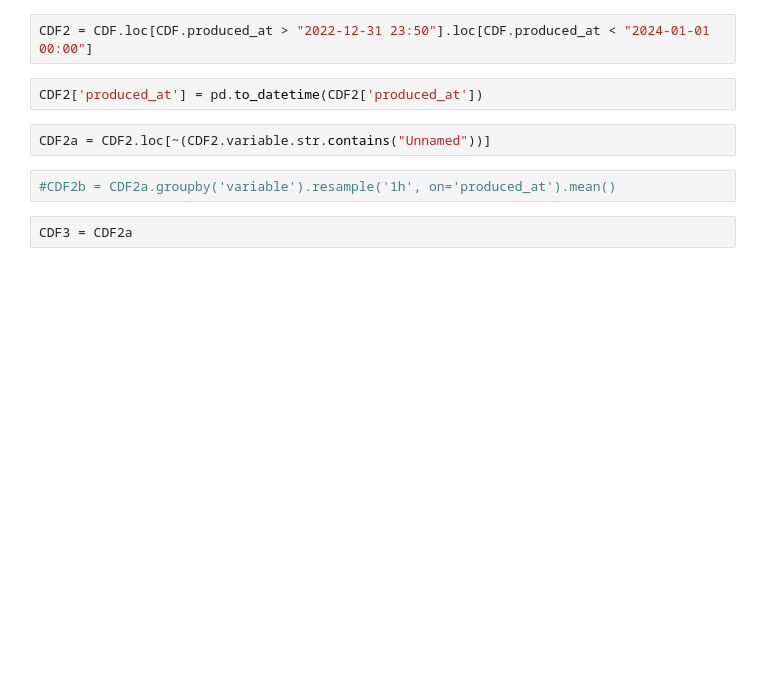
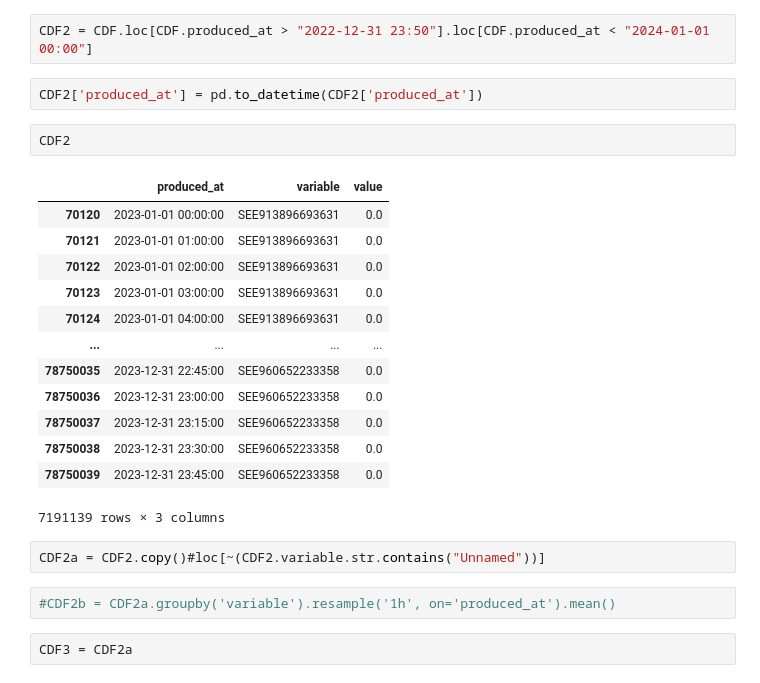
Before and after one commit to sidietz/plantwatch-data, a Jupyter notebook: money/profit_v2-next.ipynb, the cells around one changed output. Drawn from its saved outputs; the diff is of its cells as text; blank space fills up the shorter version.

```diff
--- a/money/profit_v2-next.ipynb
+++ b/money/profit_v2-next.ipynb
@@ -49,8 +49,24 @@ nat_mp.fillna(0, inplace=True)
 CDF2 = CDF.loc[CDF.produced_at > "2022-12-31 23:50"].loc[CDF.produced_at < "2024-01-01 00:00"]
 # %%
 CDF2['produced_at'] = pd.to_datetime(CDF2['produced_at'])
+# %%
+CDF2
+# %% [output]
+|  | produced_at | variable | value |
+| 70120 | 2023-01-01 00:00:00 | SEE913896693631 | 0.0 |
+| 70121 | 2023-01-01 01:00:00 | SEE913896693631 | 0.0 |
+| 70122 | 2023-01-01 02:00:00 | SEE913896693631 | 0.0 |
+| 70123 | 2023-01-01 03:00:00 | SEE913896693631 | 0.0 |
+| 70124 | 2023-01-01 04:00:00 | SEE913896693631 | 0.0 |
+| ... | ... | ... | ... |
+| 78750035 | 2023-12-31 22:45:00 | SEE960652233358 | 0.0 |
+| 78750036 | 2023-12-31 23:00:00 | SEE960652233358 | 0.0 |
+| 78750037 | 2023-12-31 23:15:00 | SEE960652233358 | 0.0 |
+| 78750038 | 2023-12-31 23:30:00 | SEE960652233358 | 0.0 |
+| 78750039 | 2023-12-31 23:45:00 | SEE960652233358 | 0.0 |
+7191139 rows × 3 columns
 # %%
-CDF2a = CDF2.loc[~(CDF2.variable.str.contains("Unnamed"))]
+CDF2a = CDF2.copy()#loc[~(CDF2.variable.str.contains("Unnamed"))]
 # %%
 #CDF2b = CDF2a.groupby('variable').resample('1h', on='produced_at').mean()
 # %%
```
Also changed, not shown: parts of 11 cells of this notebook, 4 other files.
